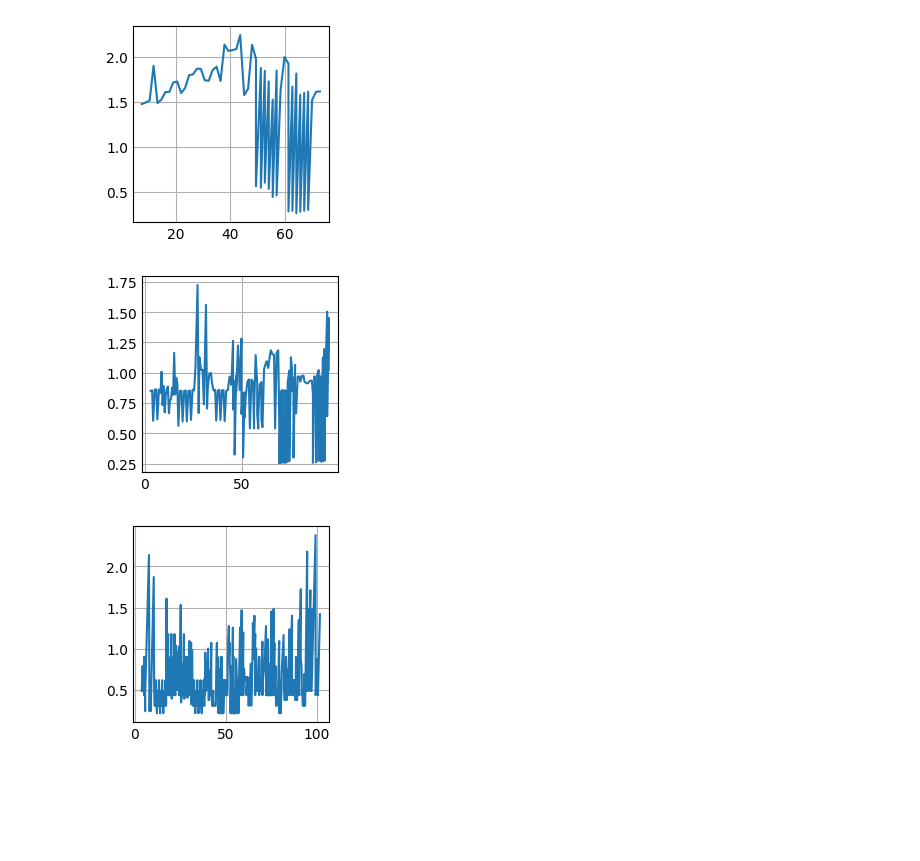
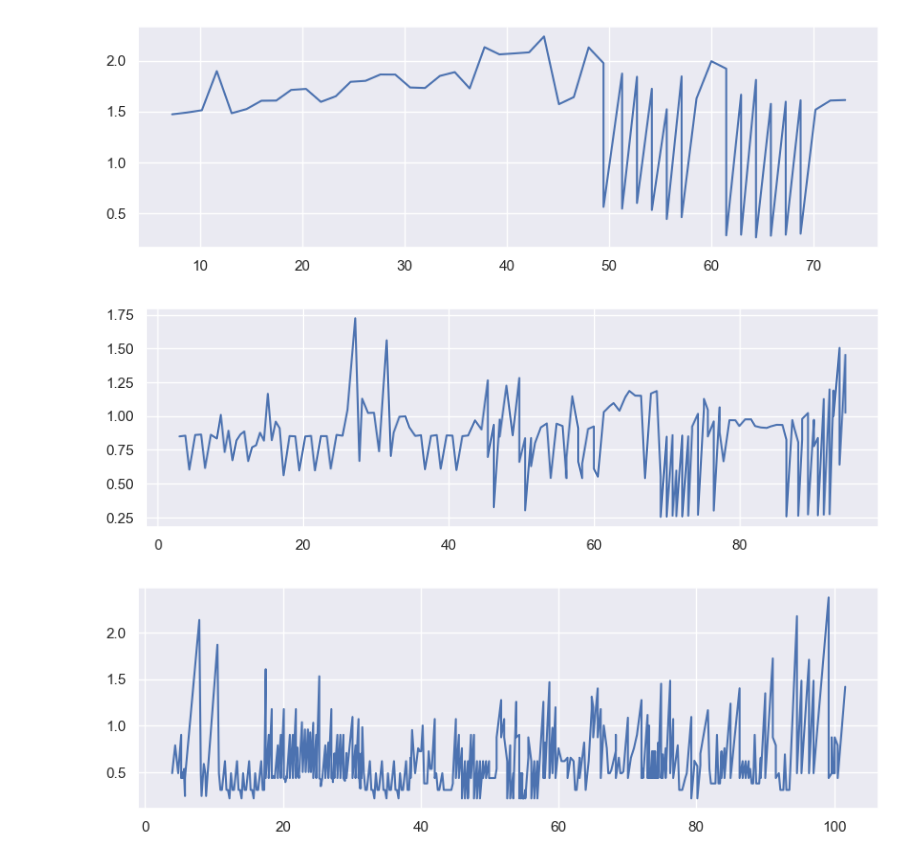
Before and after one commit to luisscholl/beatfork, a Jupyter notebook: difficulty-estimation/individual-analysis.ipynb, the cells around one changed output. Cells and saved outputs as stored; diff of their text form; code cells hidden in the pictures; blank space fills up the shorter version.

```diff
--- a/difficulty-estimation/individual-analysis.ipynb
+++ b/difficulty-estimation/individual-analysis.ipynb
@@ -126,30 +129,29 @@ for version in copy.deepcopy(versions):
 # %%
 def plotDistance(version):
-  plt.style.use('_mpl-gallery')
 
   distanceBetweenBlocks = []
   lastPosition = version['objects'].pop(0)['position']
   for obj in version['objects']:
     distanceBetweenBlocks.append((
       (obj['position']['x'] - lastPosition['x']) ** 2 +
       (obj['position']['y'] - lastPosition['y']) ** 2 +
       (obj['position']['z'] - lastPosition['z']) ** 2 ) ** 0.5)
     lastPosition = obj['position']
 
   x = np.array(list(map(lambda obj:
     obj['position']['z']
   , version['objects'])))
   y = np.array(distanceBetweenBlocks)
 
   fig, ax = plt.subplots()
 
   ax.plot(x, y)
 
   plt.show()
 
 for version in copy.deepcopy(versions):
   plotDistance(version)
 # %% [output]
-[figure, old version]
+[figure, new version]
-[figure, old version]
+[figure, new version]
-[figure, old version]
+[figure, new version]
```
Also changed, not shown: parts of 12 cells of this notebook, 4 other files.
